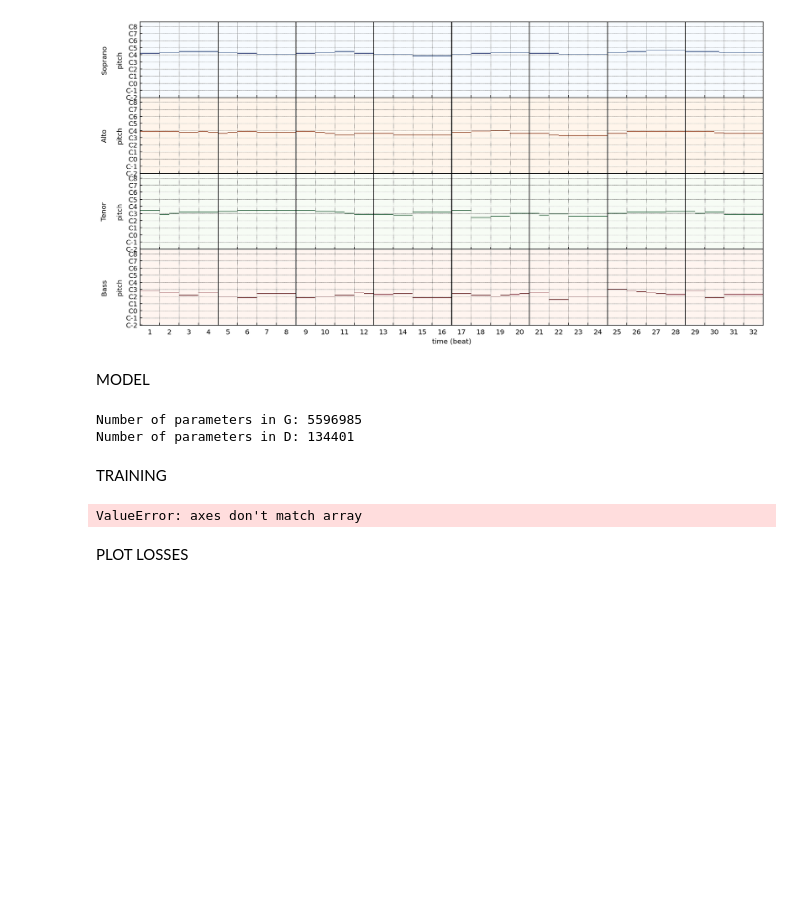
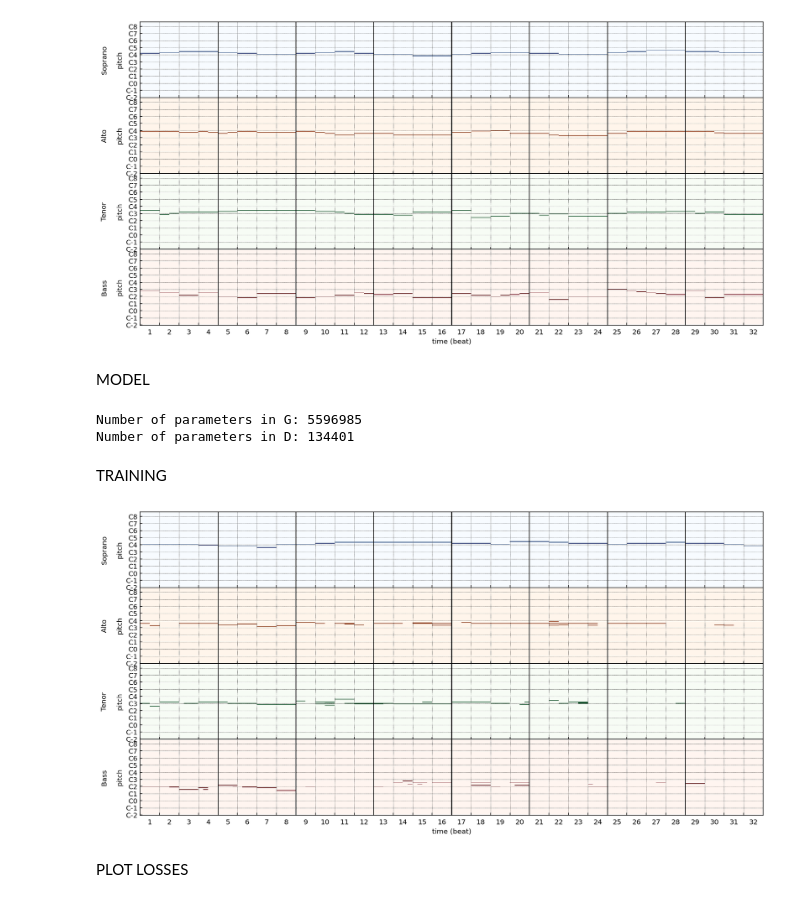
Before and after one commit to lwgmiller/HonoursProject-reharmonisationGAN, a Jupyter notebook: ReharmonisationGAN.ipynb, the cells around one changed output. Saved outputs shown, nothing was run; the diff lists cells and outputs as text; code cells hidden in the pictures; blank space fills up the shorter version.

```diff
--- a/ReharmonisationGAN.ipynb
+++ b/ReharmonisationGAN.ipynb
@@ -260,11 +254,7 @@ for p in mEvalData:
     p.write(os.path.join(dataset_eval_midi, 'bevmidi%s.mid' % i))
     i = i+1
 
-d = pypianoroll.read(r"D:\Github\HonoursProject-reharmonisationGAN\Dataset\eval\bevmidi\bevmidi288.mid")
 
-f = d.stack()
-
-print(f.shape)
 data, sData = save_pianoroll_as_midi(train)
 
 vData, sVData = save_pianoroll_as_midi(valid)
@@ -623,17 +604,9 @@ while step < n_steps + 1:
         generator.train()
         d_loss, g_loss = train_one_step(d_optimizer, g_optimizer, real_samples, labels)
 
-        d_loss = d_loss.detach().numpy()
-        g_loss = g_loss.detach().numpy()
+        d_loss = d_loss.cpu().detach().numpy()
+        g_loss = g_loss.cpu().detach().numpy()
 
-        # Record smoothened loss values to LiveLoss logger
-        if step > 0:
-            running_d_loss = 0.05 * d_loss + 0.95 * running_d_loss
-            running_g_loss = 0.05 * g_loss + 0.95 * running_g_loss
-        else:
-            running_d_loss, running_g_loss = 0.0, 0.0
-        liveloss.update({'negative_critic_loss': -running_d_loss})
-    # liveloss.update({'d_loss': running_d_loss, 'g_loss': running_g_loss})
 
     # Update losses to progress bar
         progress_bar.set_description_str(
@@ -645,7 +618,7 @@ while step < n_steps + 1:
             g_losses.append(g_loss)
         # Get generated samples
             random_idx = np.random.choice(len(dataVS), n_samples, replace=False)
-            vLabels = dataVS[0:4]
+            vLabels = dataVS[0:4].cuda()
             generator.eval()
             samples = generator(sample_latent, vLabels).cpu().detach().numpy()
             history_samples[step] = samples
@@ -674,34 +647,34 @@ for idx, (program, is_drum, track_name) in enumerate(
     )
     tracks.append(
         pypianoroll.BinaryTrack(
             name=track_name,
             program=program,
             is_drum=is_drum,
             pianoroll=pianoroll
         )
     )
 m = Multitrack(
 tracks=tracks,
 tempo=tempo_array,
 resolution=beat_resolution
 )
 
 m.write('./test.mid')
 axs = m.plot()
 plt.gcf().set_size_inches((16, 8))
 for ax in axs:
     for x in range(
         measure_resolution,
         4 * measure_resolution * n_measures,
         measure_resolution
     ):
         if x % (measure_resolution * 4) == 0:
             ax.axvline(x - 0.5, color='k')
         else:
             ax.axvline(x - 0.5, color='k', linestyle='-', linewidth=1)
 plt.show()
 # %% [output]
-ValueError: axes don't match array
+[figure, added]
 # %% [markdown]
 PLOT LOSSES
 # %%
```
Also changed, not shown: parts of 16 cells of this notebook.
